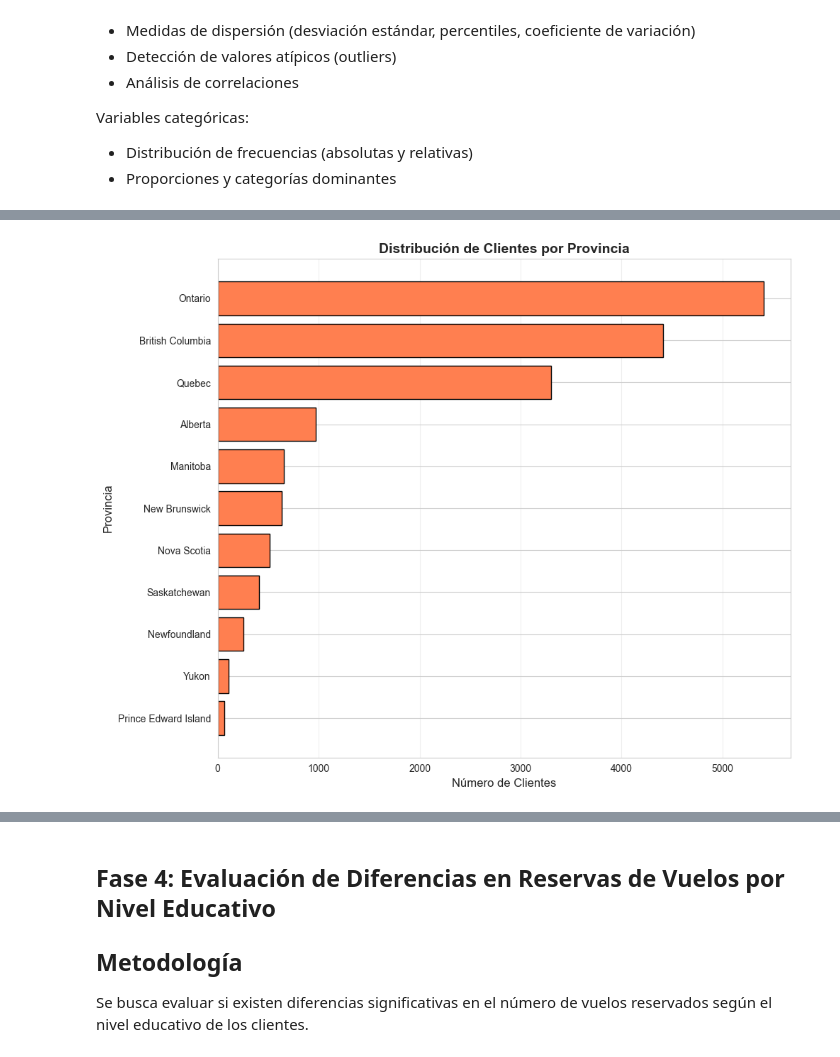
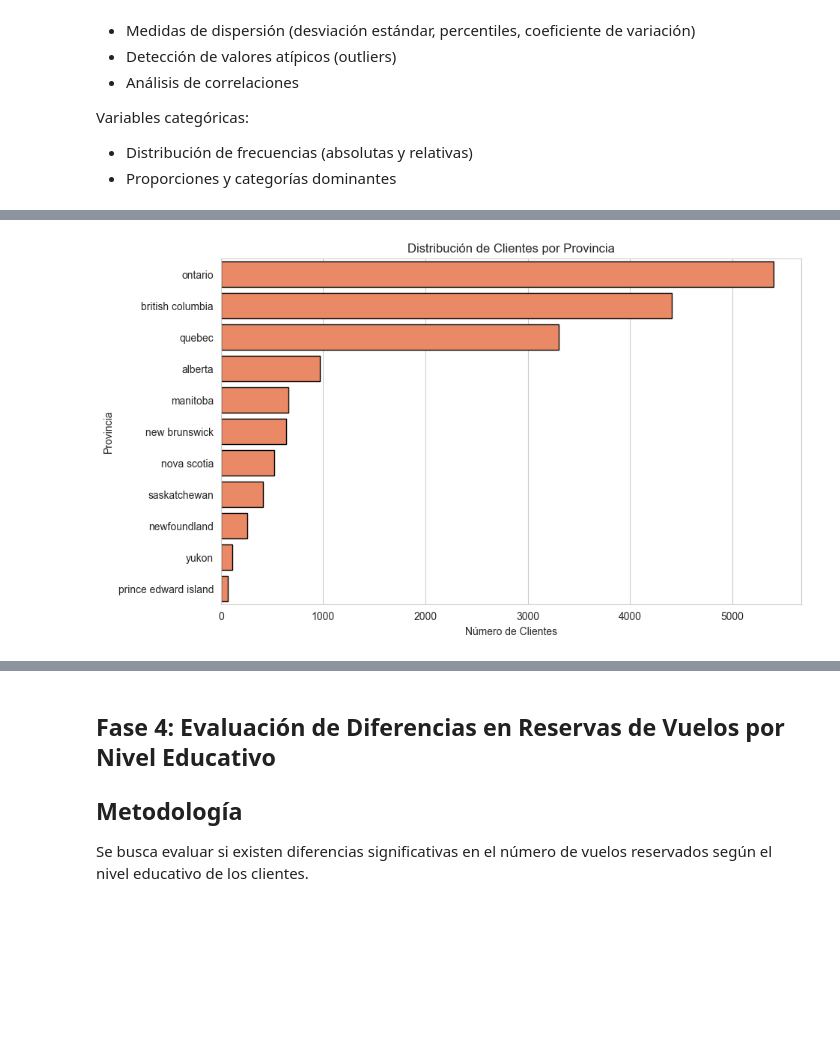
Before and after one commit to Adalab/bda-modulo-3-evaluacion-final-eaguilothio, a Jupyter notebook: evaluacion-final-eaguilothio.ipynb, the cells around one changed output, grey strips where cells are left out. Saved outputs shown, nothing was run; the diff lists cells and outputs as text; code cells hidden in the pictures; blank space fills up the shorter version.

```diff
--- a/evaluacion-final-eaguilothio.ipynb
+++ b/evaluacion-final-eaguilothio.ipynb
@@ -1123,28 +1181,41 @@ plt.show()
 # %%
 # 3. ¿Cuál es la distribución de los clientes por provincia o estado?
 
-# Tipo de gráfica: Gráfico de barras horizontal
-# Razón: Facilita la comparación entre muchas categorías
+# Tipo de gráfica: Barplot horizontal
+# Razón:
+# Un barplot permite comparar una variable numérica entre categorías.
+# Aquí:
+# - Categoría: province
+# - Valor numérico: número de clientes únicos (loyalty_number)
+# El formato horizontal facilita la lectura cuando hay muchos nombres largos.
 
-# Contamos clientes únicos por provincia
-clients_by_province = df_merged.groupby('province')['loyalty_number'].nunique().sort_values(ascending=True)
+clients_by_province = (
+    df_merged.groupby('province')['loyalty_number']
+    .nunique()
+    .sort_values(ascending=False)
+    .reset_index()
+)
 
-plt.figure(figsize=(10, 8))
-plt.barh(clients_by_province.index, clients_by_province.values, color='coral', edgecolor='black')
-plt.xlabel('Número de Clientes', fontsize=12)
-plt.ylabel('Provincia', fontsize=12)
-plt.title('Distribución de Clientes por Provincia', fontsize=14, fontweight='bold')
-plt.grid(axis='x', alpha=0.3)
-plt.tight_layout()
+sns.barplot(
+    data=clients_by_province,
+    x='loyalty_number',
+    y='province',
+    color='coral',
+    edgecolor='black'
+)
+
+plt.title('Distribución de Clientes por Provincia')
+plt.xlabel('Número de Clientes')
+plt.ylabel('Provincia')
 plt.show()
 
 # Interpretación:
 # Ontario y British Columbia concentran la mayor cantidad de clientes.
-# Quebec, también, tiene una proporción considerable.
-# Las otras provincias presentan una representación minoritaria.
-# Prince Edward Island es la que concentra una menor cantidad.
+# Quebec también muestra una presencia destacada.
+# El resto de provincias tiene una representación menor.
+# Prince Edward Island es la que cuenta con menos clientes.
 # %% [output]
-[figure, old version]
+[figure, new version]
 # %%
 # 4. ¿Cómo se compara el salario promedio entre los diferentes niveles educativos de los clientes?
 
```
Also changed, not shown: parts of 12 cells of this notebook.
